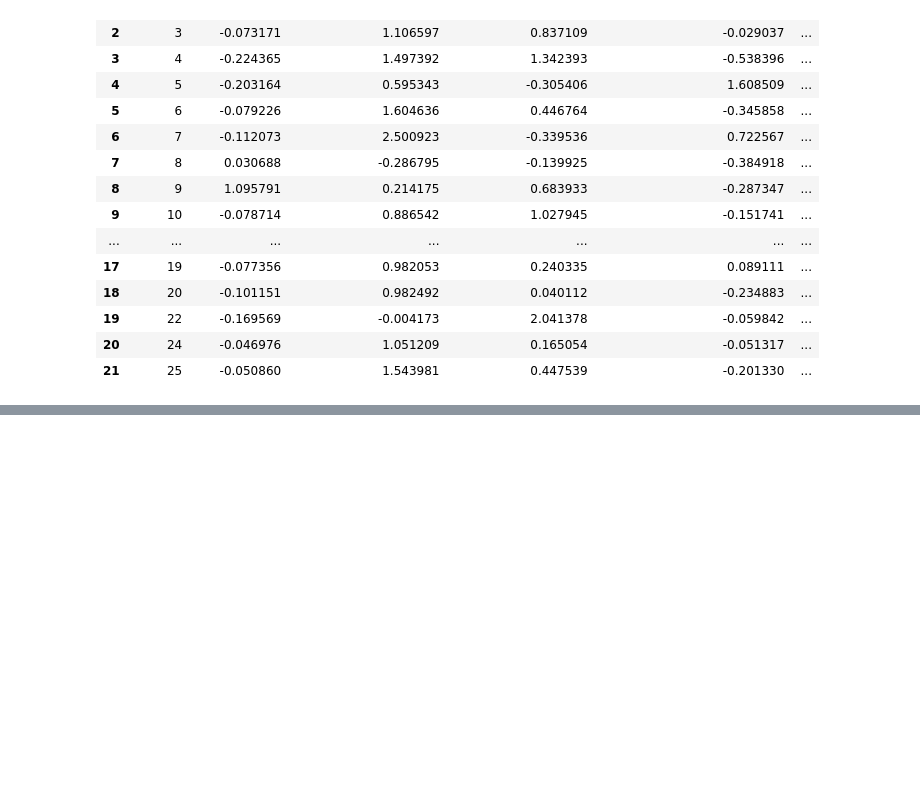
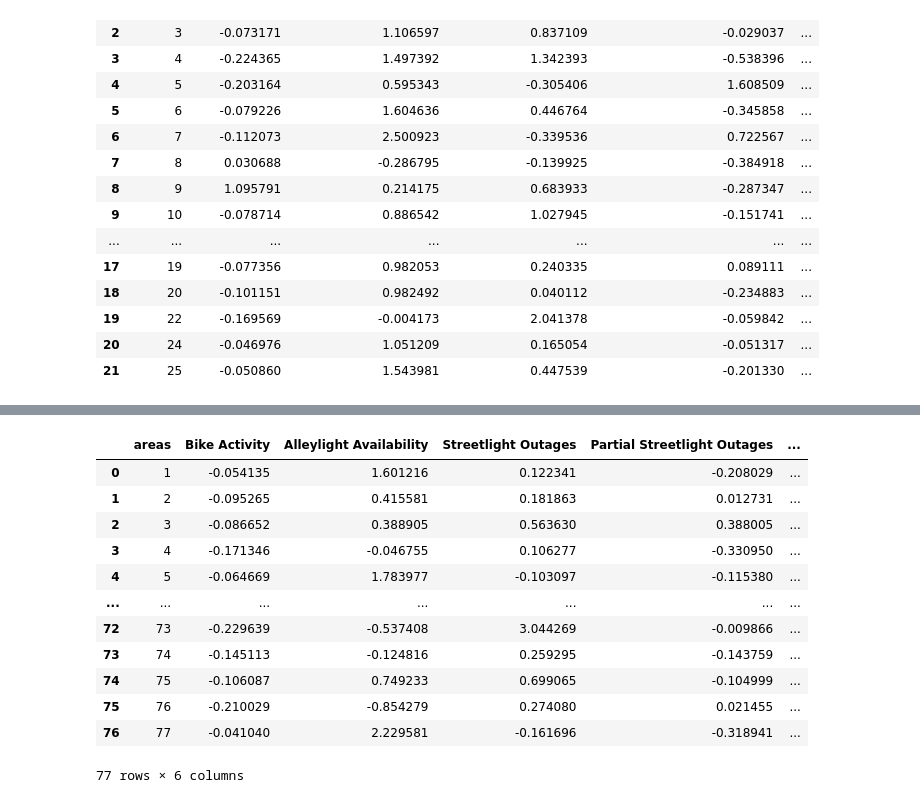
Before and after one commit to evanameyer1/Uncovering-New-Factors-In-Chicago-Crime-through-Regression-Models, a Jupyter notebook: models/notebooks/09_factor_analysis.ipynb, the cells around one changed output, grey strips where cells are left out. Cells and saved outputs as stored; diff of their text form; code cells hidden in the pictures; blank space fills up the shorter version.

```diff
--- a/models/notebooks/09_factor_analysis.ipynb
+++ b/models/notebooks/09_factor_analysis.ipynb
@@ -243,0 +272,39 @@ fig.show()
+# %%
+def determine_area_for_crimes(df, perc):
+    statuses = []
+    areas, dis_areas = [], []
+    perc_cnt = perc
+
+    for i in range(len(df)):
+        point = geometry.Point(df.loc[i, 'lat'], df.loc[i, 'long'])
+        status = 0
+
+        curr_area = None
+        for (area, geom) in district_to_areas[df.loc[i, 'district']]:
+            curr_area = area
+            if (geom.contains(point)):
+                status = 1
+                break
+        statuses.append(status)
+        areas.append(curr_area)
+
+        curr_dis_area = None
+        if curr_area in disadvantaged_areas_to_areas:
+            for (dis_area, geom) in disadvantaged_areas_to_areas[curr_area]:
+                curr_dis_area = dis_area
+                if (geom.contains(point)):
+                    break
+        dis_areas.append(curr_dis_area)
+
+        if i > 0 and i % (round(len(df) * (perc_cnt/100))) == 0:
+            print(f"{perc_cnt}%- Row {i}/{len(df)} completed")
+            perc_cnt += perc
+
+    df['status'] = statuses
+    df['areas'] = areas
+    df['dis_areas'] = dis_areas
+    df = df[df['status'] == 1].drop(['status'], axis=1)
+
+    return df
+# %%
+crime_data_with_factors_and_areas = determine_area_for_crimes(crime_data_with_factors, 5)
@@ -243,0 +331,17 @@ fig.show()
+# %%
+factors_by_area = crime_data_with_factors_and_areas.groupby('areas')[['Bike Activity', 'Alleylight Availability', 'Streetlight Outages', 'Partial Streetlight Outages', 'Recent Crime Activity']].agg('mean').reset_index()
+factors_by_area
+# %% [output]
+|  | areas | Bike Activity | Alleylight Availability | Streetlight Outages | Partial Streetlight Outages | ... |
+| 0 | 1 | -0.054135 | 1.601216 | 0.122341 | -0.208029 | ... |
+| 1 | 2 | -0.095265 | 0.415581 | 0.181863 | 0.012731 | ... |
+| 2 | 3 | -0.086652 | 0.388905 | 0.563630 | 0.388005 | ... |
+| 3 | 4 | -0.171346 | -0.046755 | 0.106277 | -0.330950 | ... |
+| 4 | 5 | -0.064669 | 1.783977 | -0.103097 | -0.115380 | ... |
+| ... | ... | ... | ... | ... | ... | ... |
+| 72 | 73 | -0.229639 | -0.537408 | 3.044269 | -0.009866 | ... |
+| 73 | 74 | -0.145113 | -0.124816 | 0.259295 | -0.143759 | ... |
+| 74 | 75 | -0.106087 | 0.749233 | 0.699065 | -0.104999 | ... |
+| 75 | 76 | -0.210029 | -0.854279 | 0.274080 | 0.021455 | ... |
+| 76 | 77 | -0.041040 | 2.229581 | -0.161696 | -0.318941 | ... |
+77 rows × 6 columns
```
Also changed, not shown: parts of 27 cells of this notebook, 15 other files.
